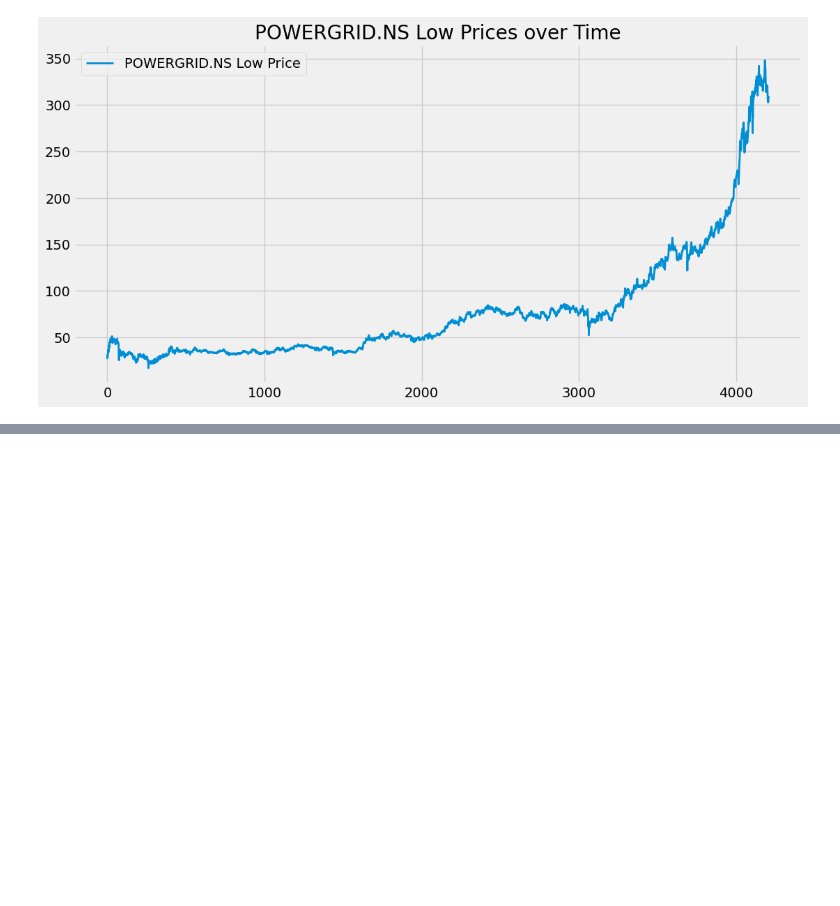
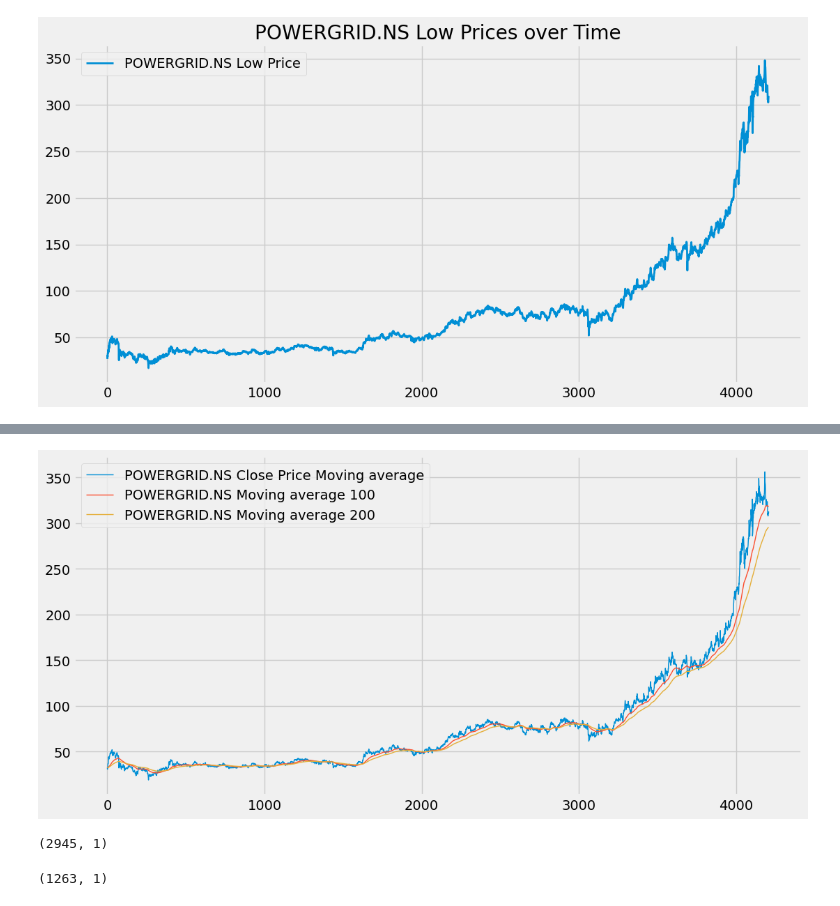
Before and after one commit to Ravish052/machineLearningProj, a Jupyter notebook: stockTrendPredictionModel.ipynb, the cells around one changed output, grey strips where cells are left out. Saved outputs shown, nothing was run; the diff lists cells and outputs as text; code cells hidden in the pictures; blank space fills up the shorter version.

```diff
--- a/stockTrendPredictionModel.ipynb
+++ b/stockTrendPredictionModel.ipynb
@@ -124,0 +156,13 @@ plt.show()
+# %%
+ema100 = df.Close.ewm(span = 100 , adjust = False).mean()
+# %%
+ema200 = df['Close'].ewm(span = 200 , adjust = False).mean()
+# %%
+plt.figure(figsize=(12,6))
+plt.plot(df.Close,label = f'{stock} Close Price Moving average',linewidth = 1)
+plt.plot(ema100,label = f'{stock} Moving average 100',linewidth = 1)
+plt.plot(ema200,label = f'{stock} Moving average 200',linewidth = 1)
+plt.legend()
+plt.show()
+# %% [output]
+[figure, added]
@@ -124,0 +174,8 @@ plt.show()
+# %%
+data_training.shape
+# %% [output]
+(2945, 1)
+# %%
+data_testing.shape
+# %% [output]
+(1263, 1)
```
Also changed, not shown: parts of 32 cells of this notebook, 3 other files.
